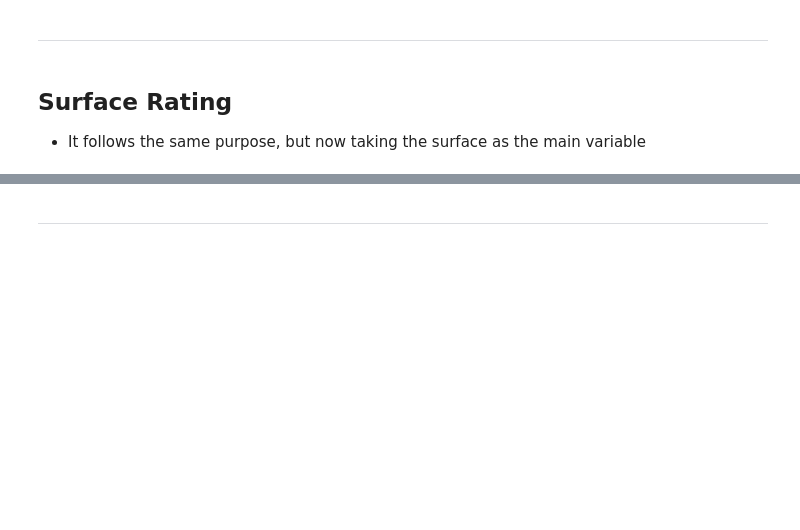
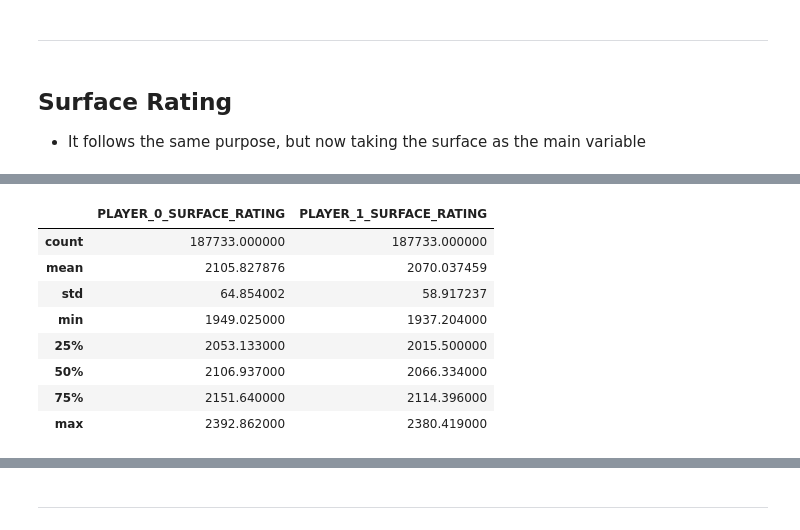
Before and after one commit to PauloRugani/atp-match-predictor, a Jupyter notebook: notebooks/3_feature_engineering.ipynb, the cells around one changed output, grey strips where cells are left out. Cells and saved outputs as stored; diff of their text form; code cells hidden in the pictures; blank space fills up the shorter version.

```diff
--- a/notebooks/3_feature_engineering.ipynb
+++ b/notebooks/3_feature_engineering.ipynb
@@ -230,0 +261,12 @@ with open(json_file_path, 'w') as json_file:
+# %%
+df[['PLAYER_0_SURFACE_RATING', 'PLAYER_1_SURFACE_RATING']].describe()
+# %% [output]
+|  | PLAYER_0_SURFACE_RATING | PLAYER_1_SURFACE_RATING |
+| count | 187733.000000 | 187733.000000 |
+| mean | 2105.827876 | 2070.037459 |
+| std | 64.854002 | 58.917237 |
+| min | 1949.025000 | 1937.204000 |
+| 25% | 2053.133000 | 2015.500000 |
+| 50% | 2106.937000 | 2066.334000 |
+| 75% | 2151.640000 | 2114.396000 |
+| max | 2392.862000 | 2380.419000 |
```
Also changed, not shown: parts of 20 cells of this notebook, 2 other files.
